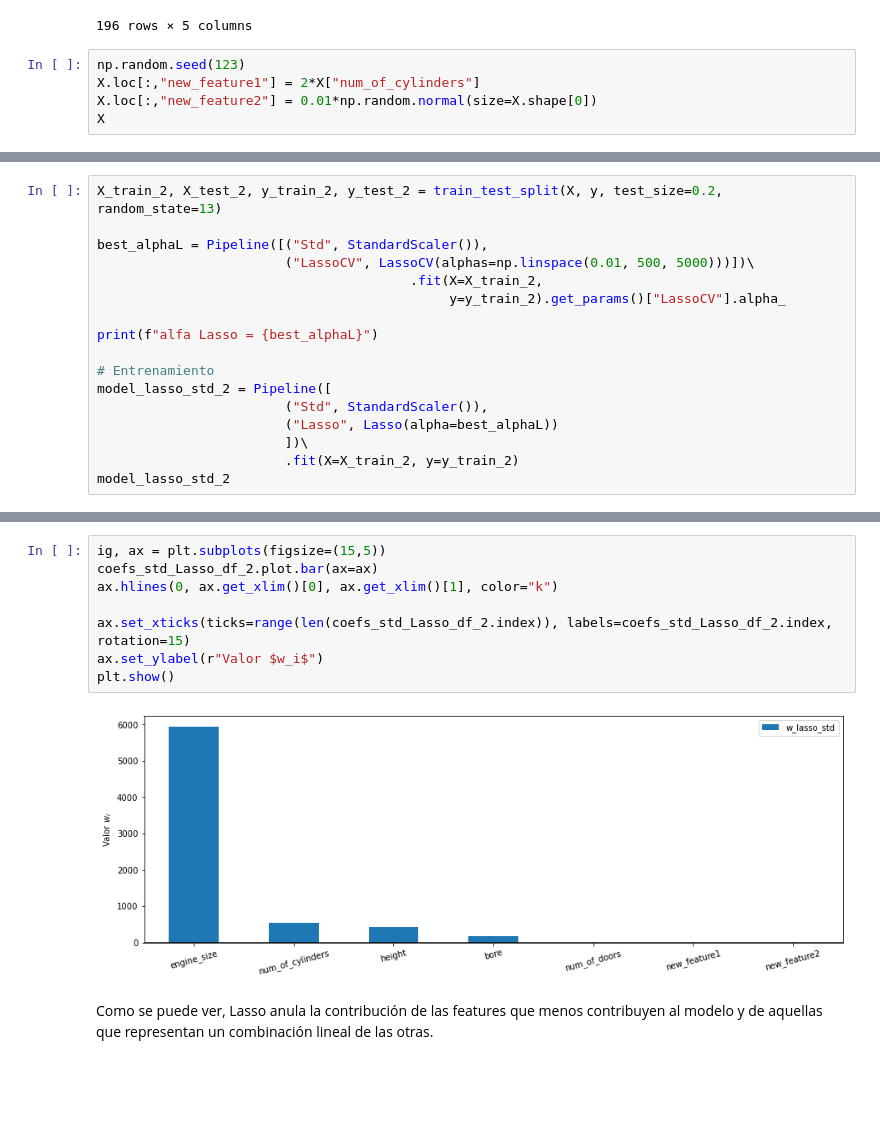
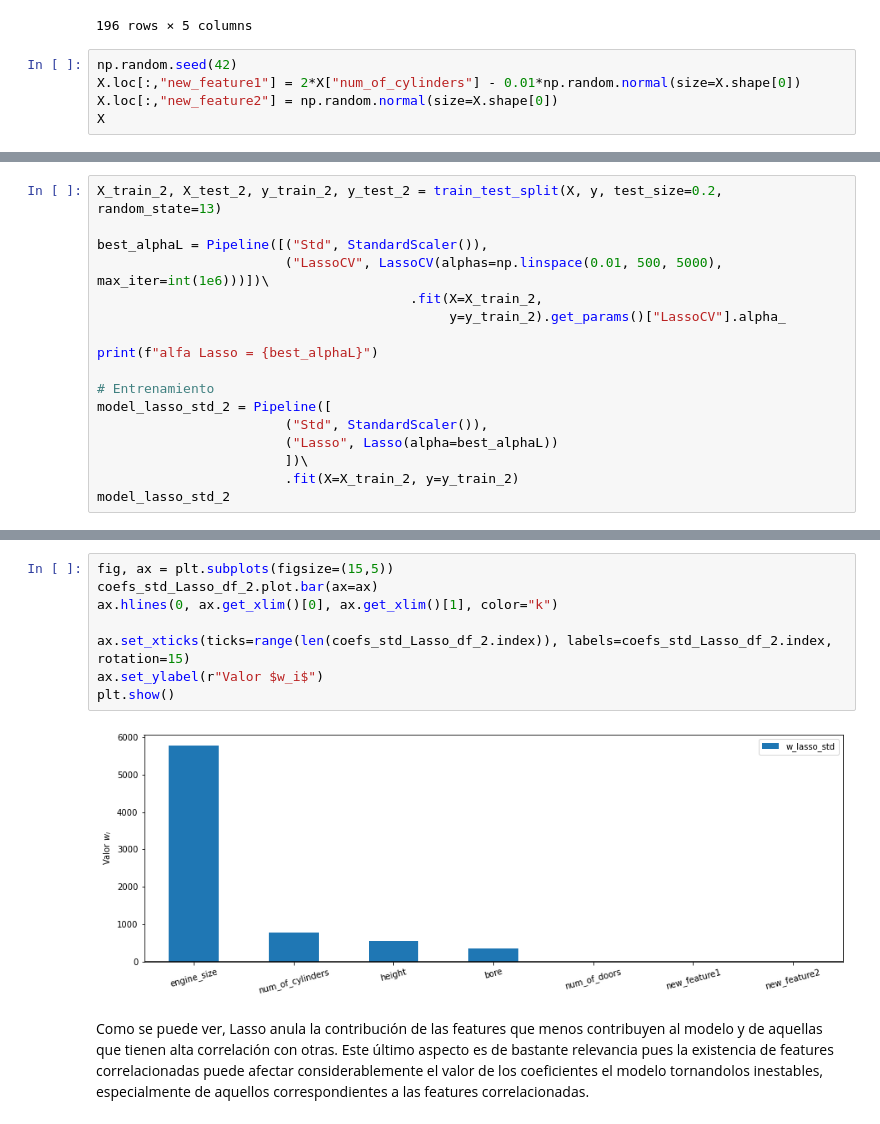
Before and after one commit to hplbrayan/Un-curso-de-Machine-Learning, a Jupyter notebook: 07_ML_Modelos_de_Regresion/N1_Linear_Models.ipynb, the cells around one changed output, grey strips where cells are left out. Cells and saved outputs as stored; diff of their text form; blank space fills up the shorter version.

```diff
--- a/07_ML_Modelos_de_Regresion/N1_Linear_Models.ipynb
+++ b/07_ML_Modelos_de_Regresion/N1_Linear_Models.ipynb
@@ -611,8 +610,8 @@ X
 | 195 | 141 | 4 | 4 | 3.78 | 55.5 |
 196 rows × 5 columns
 # %%
-np.random.seed(123)
-X.loc[:,"new_feature1"] = 2*X["num_of_cylinders"]
-X.loc[:,"new_feature2"] = 0.01*np.random.normal(size=X.shape[0])
+np.random.seed(42)
+X.loc[:,"new_feature1"] = 2*X["num_of_cylinders"] - 0.01*np.random.normal(size=X.shape[0])
+X.loc[:,"new_feature2"] = np.random.normal(size=X.shape[0])
 X
 # %% [output]
@@ -645,7 +654,7 @@ pd.concat([X,y], axis=1).corr()
 X_train_2, X_test_2, y_train_2, y_test_2 = train_test_split(X, y, test_size=0.2, random_state=13)
 
 best_alphaL = Pipeline([("Std", StandardScaler()),
-                        ("LassoCV", LassoCV(alphas=np.linspace(0.01, 500, 5000)))])\
+                        ("LassoCV", LassoCV(alphas=np.linspace(0.01, 500, 5000), max_iter=int(1e6)))])\
                                         .fit(X=X_train_2,
                                              y=y_train_2).get_params()["LassoCV"].alpha_
 
@@ -676,14 +685,14 @@ coefs_std_Lasso_df_2
 | new_feature1 | 0.000000 |
 | new_feature2 | 0.000000 |
 # %%
-ig, ax = plt.subplots(figsize=(15,5))
+fig, ax = plt.subplots(figsize=(15,5))
 coefs_std_Lasso_df_2.plot.bar(ax=ax)
 ax.hlines(0, ax.get_xlim()[0], ax.get_xlim()[1], color="k")
 
 ax.set_xticks(ticks=range(len(coefs_std_Lasso_df_2.index)), labels=coefs_std_Lasso_df_2.index, rotation=15)
 ax.set_ylabel(r"Valor $w_i$")
 plt.show()
 # %% [output]
-[figure, old version]
+[figure, new version]
 # %% [markdown]
-Como se puede ver, Lasso anula la contribución de las features que menos contribuyen al modelo y de aquellas que representan un combinación lineal de las otras.
+Como se puede ver, Lasso anula la contribución de las features que menos contribuyen al modelo y de aquellas que tienen alta correlación con otras. Este último aspecto es de bastante relevancia pues la existencia de features correlacionadas puede afectar considerablemente el valor de los coeficientes el modelo tornandolos inestables, especialmente de aquellos correspondientes a las features correlacionadas.
```
Also changed, not shown: parts of 12 cells of this notebook.
